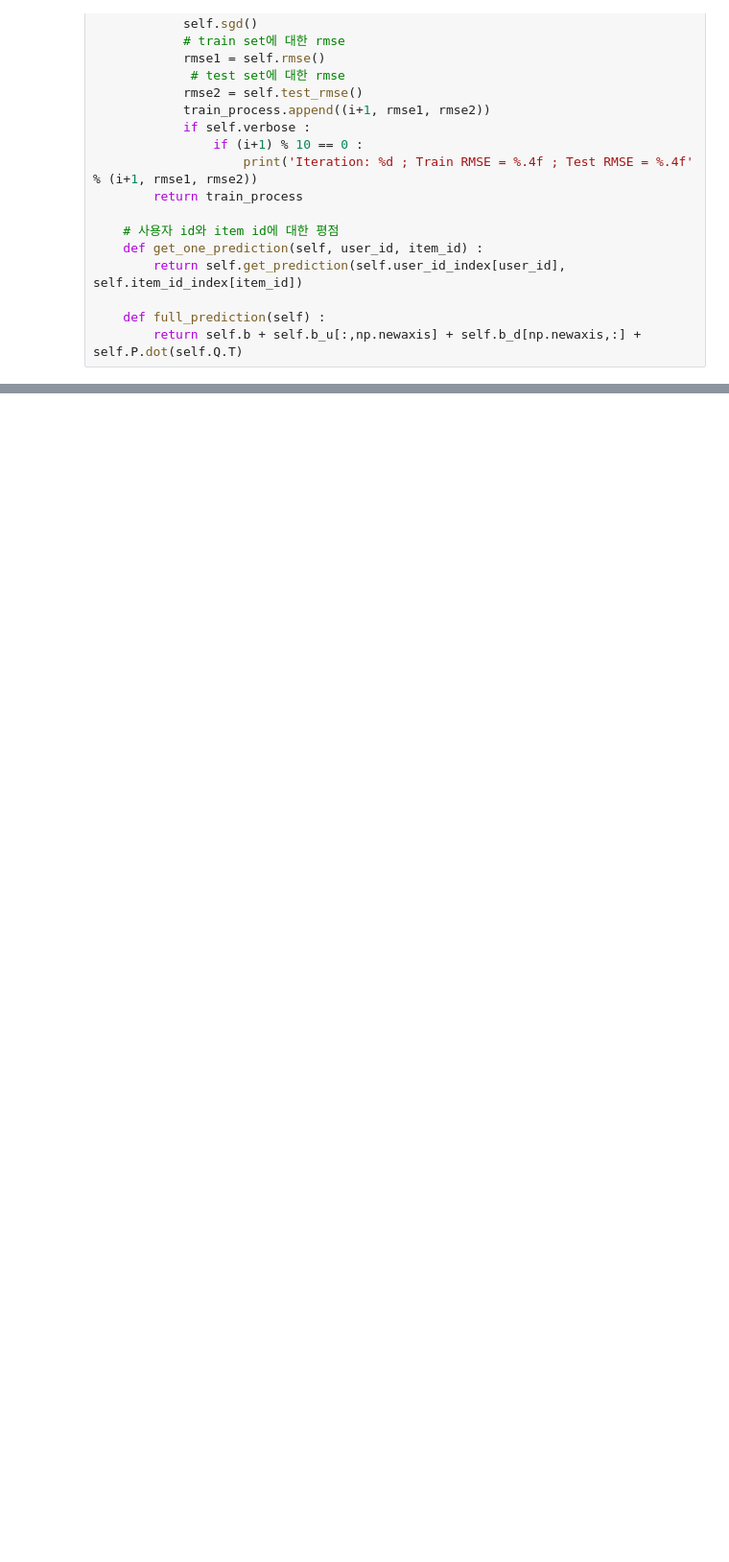
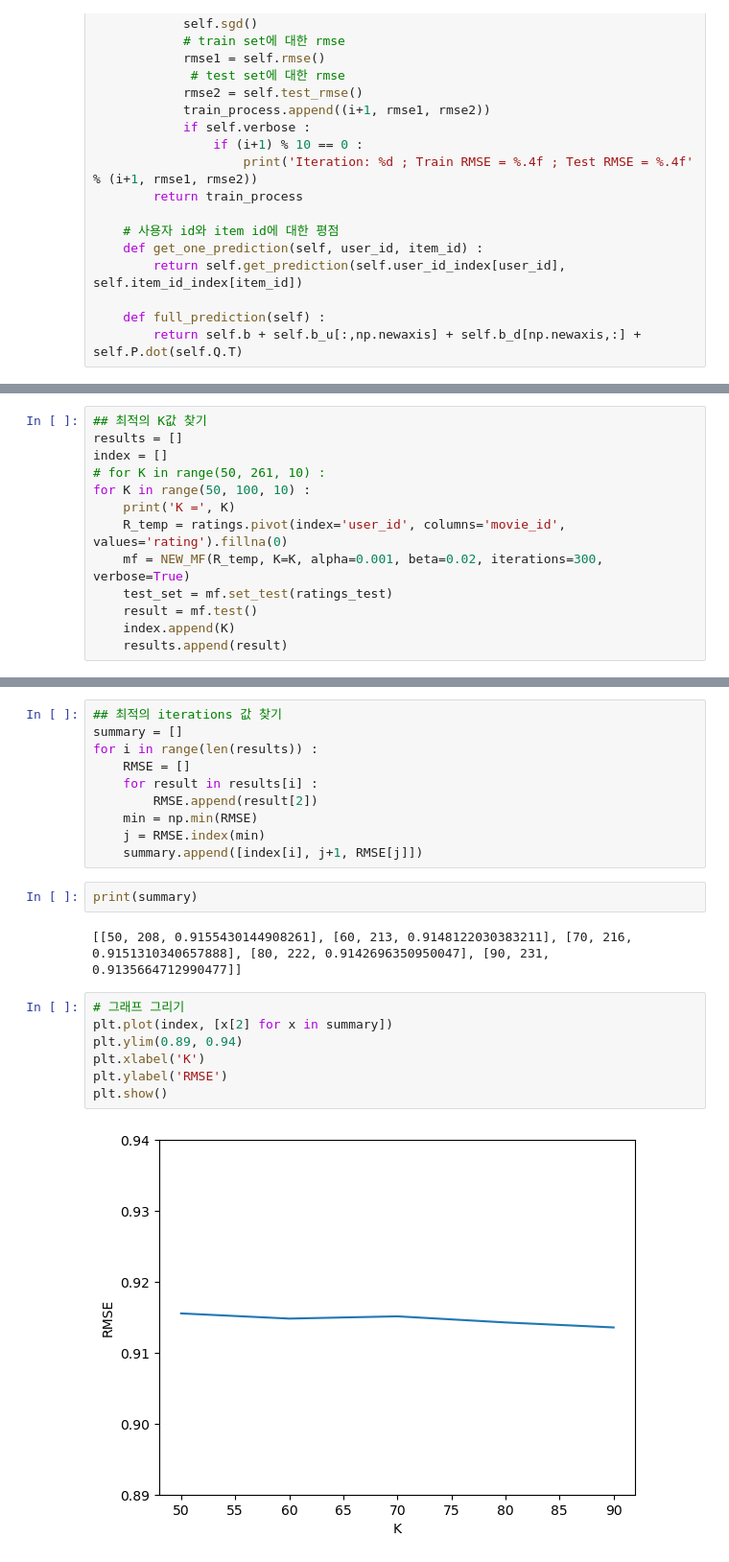
Before and after one commit to chw8207/recommendation_system, a Jupyter notebook: MF.ipynb, the cells around one changed output, grey strips where cells are left out. Shown at 96% size. Saved outputs shown, nothing was run; the diff lists cells and outputs as text; blank space fills up the shorter version.

```diff
--- a/MF.ipynb
+++ b/MF.ipynb
@@ -285,0 +290,13 @@ print(mf.get_one_prediction(1,2))
+# %%
+## 최적의 K값 찾기
+results = []
+index = []
+# for K in range(50, 261, 10) :
+for K in range(50, 100, 10) :
+    print('K =', K)
+    R_temp = ratings.pivot(index='user_id', columns='movie_id', values='rating').fillna(0)
+    mf = NEW_MF(R_temp, K=K, alpha=0.001, beta=0.02, iterations=300, verbose=True)
+    test_set = mf.set_test(ratings_test)
+    result = mf.test()
+    index.append(K)
+    results.append(result)
@@ -285,0 +321,23 @@ print(mf.get_one_prediction(1,2))
+# %%
+## 최적의 iterations 값 찾기
+summary = []
+for i in range(len(results)) :
+    RMSE = []
+    for result in results[i] :
+        RMSE.append(result[2])
+    min = np.min(RMSE)
+    j = RMSE.index(min)
+    summary.append([index[i], j+1, RMSE[j]])
+# %%
+print(summary)
+# %% [output]
+[[50, 208, 0.9155430144908261], [60, 213, 0.9148122030383211], [70, 216, 0.9151310340657888], [80, 222, 0.9142696350950047], [90, 231, 0.9135664712990477]]
+# %%
+# 그래프 그리기
+plt.plot(index, [x[2] for x in summary])
+plt.ylim(0.89, 0.94)
+plt.xlabel('K')
+plt.ylabel('RMSE')
+plt.show()
+# %% [output]
+[figure, added]
```
Also changed, not shown: parts of 7 cells of this notebook.
